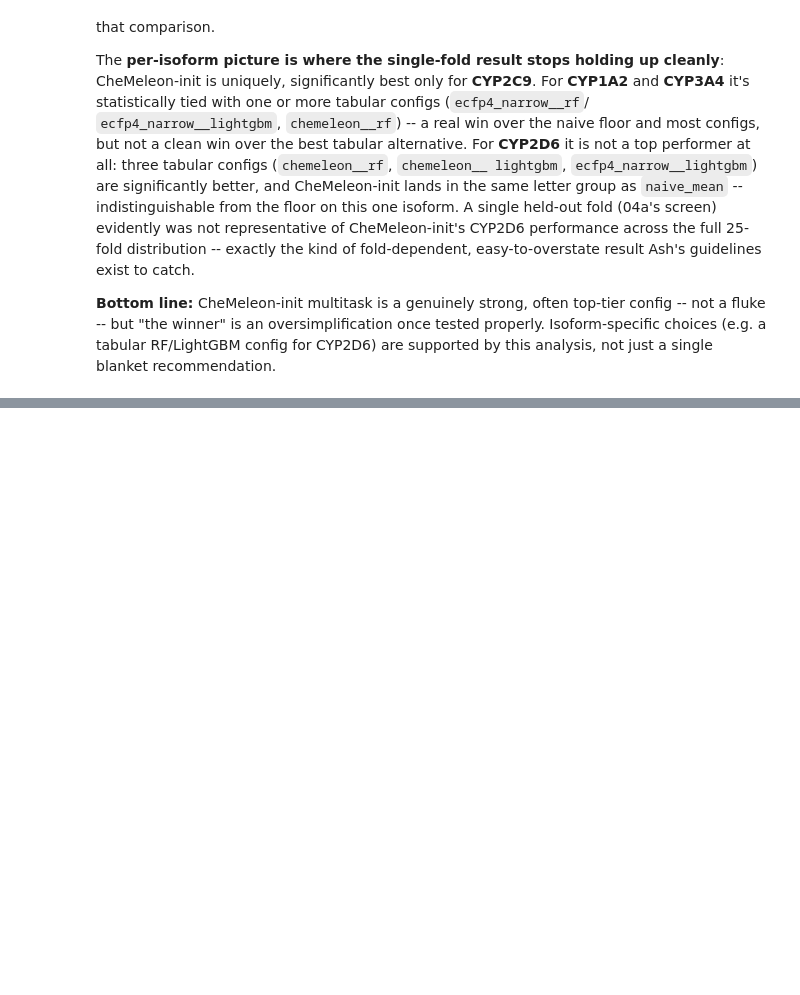
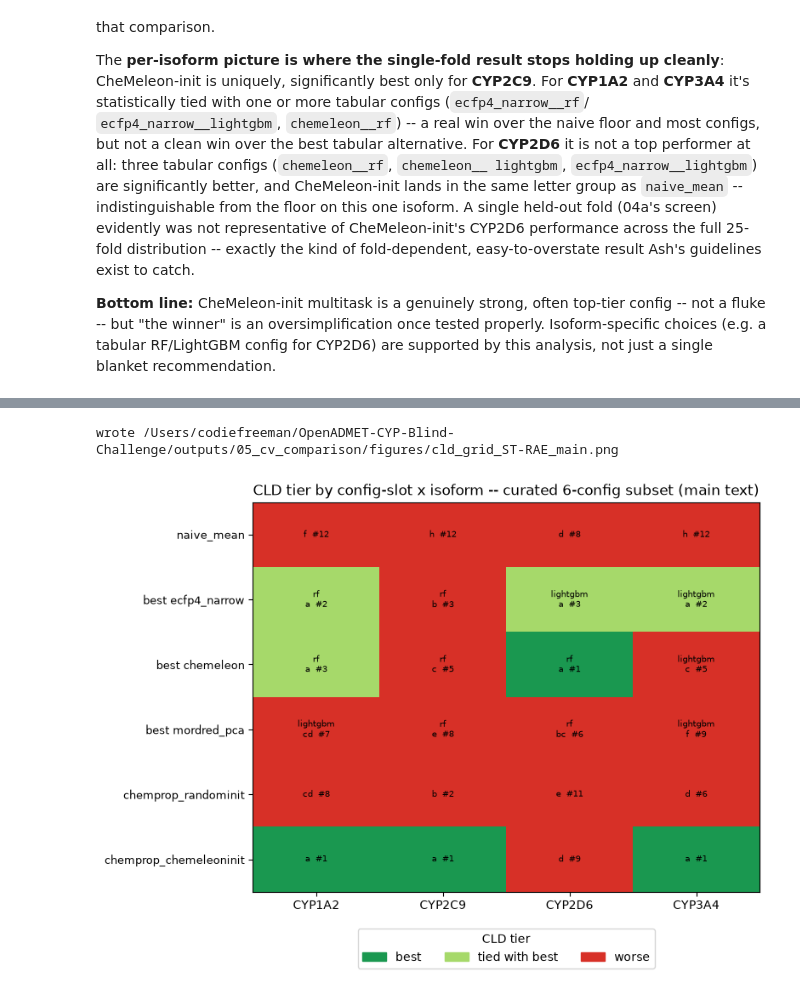
Before and after one commit to codie-freeman/OpenADMET-CYP-Blind-Challenge, a Jupyter notebook: notebooks/05_cv_comparison.ipynb, the cells around one changed output, grey strips where cells are left out. Saved outputs shown, nothing was run; the diff lists cells and outputs as text; code cells hidden in the pictures; blank space fills up the shorter version.

```diff
--- a/notebooks/05_cv_comparison.ipynb
+++ b/notebooks/05_cv_comparison.ipynb
@@ -744,0 +860,42 @@ behind every other config actually is, with a direct sense of both the size of t
+# %%
+from matplotlib.colors import ListedColormap
+
+TIER_CODE = {"best": 0, "tied with best": 1, "worse": 2}
+tier_cmap = ListedColormap([TIER_COLORS["best"], TIER_COLORS["tied with best"], TIER_COLORS["worse"]])
+SLOT_LABELS = ["naive_mean", "best ecfp4_narrow", "best chemeleon", "best mordred_pca", "chemprop_randominit", "chemprop_chemeleoninit"]
+
+grid_codes = np.full((len(SLOT_LABELS), len(ISOFORM_COMPARISONS)), np.nan)
+grid_text = [["" for _ in ISOFORM_COMPARISONS] for _ in SLOT_LABELS]
+
+for j, comp_name in enumerate(ISOFORM_COMPARISONS):
+    subset = curated_subset(comp_name)  # [naive_mean, ecfp4_winner, chemeleon_winner, mordred_winner, chemprop_randominit, chemprop_chemeleoninit]
+    tiers, cld = config_tiers(comp_name)
+    board = leaderboards[comp_name].reset_index(drop=True)
+    rank = {cfg: i + 1 for i, cfg in enumerate(board["config"])}
+    for i, cfg in enumerate(subset):
+        grid_codes[i, j] = TIER_CODE[tiers[cfg]]
+        algo = cfg.split("__")[1] if "__" in cfg else ""
+        grid_text[i][j] = f"{algo}\n{cld[cfg]}  #{rank[cfg]}" if algo else f"{cld[cfg]}  #{rank[cfg]}"
+
+fig, ax = plt.subplots(figsize=(8, 6))
+ax.imshow(grid_codes, cmap=tier_cmap, vmin=0, vmax=2, aspect="auto")
+ax.set_xticks(range(len(ISOFORM_COMPARISONS)))
+ax.set_xticklabels(ISOFORM_COMPARISONS)
+ax.set_yticks(range(len(SLOT_LABELS)))
+ax.set_yticklabels(SLOT_LABELS, fontsize=9)
+for i in range(len(SLOT_LABELS)):
+    for j in range(len(ISOFORM_COMPARISONS)):
+        ax.text(j, i, grid_text[i][j], ha="center", va="center", fontsize=7)
+
+legend_handles = [plt.Rectangle((0, 0), 1, 1, color=col, label=tier) for tier, col in TIER_COLORS.items()]
+ax.legend(handles=legend_handles, loc="upper center", bbox_to_anchor=(0.5, -0.08), ncol=3, title="CLD tier")
+ax.set_title("CLD tier by config-slot x isoform -- curated 6-config subset (main text)")
+fig.tight_layout()
+
+grid_main_path = FIGURES_DIR / "cld_grid_ST-RAE_main.png"
+fig.savefig(grid_main_path, dpi=150, bbox_inches="tight")
+print(f"wrote {grid_main_path}")
+plt.show()
+# %% [output]
+wrote /Users/codiefreeman/OpenADMET-CYP-Blind-Challenge/outputs/05_cv_comparison/figures/cld_grid_ST-RAE_main.png
+[figure, added]
```
Also changed, not shown: parts of 19 cells of this notebook, 5 other files.
